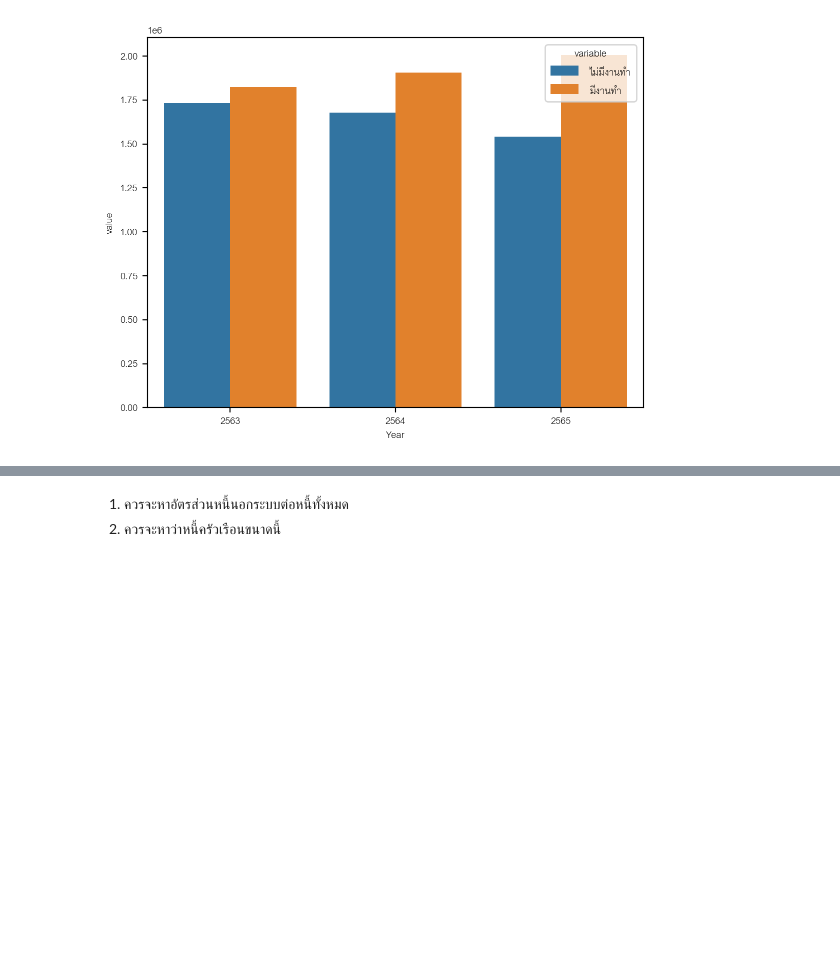
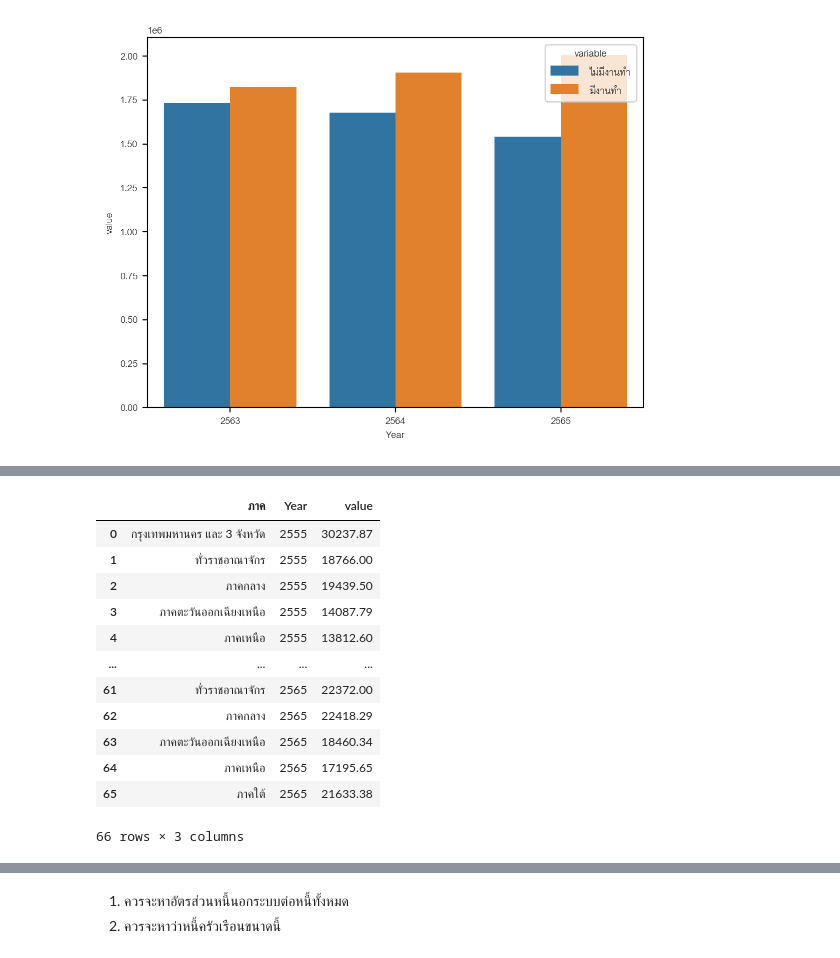
Before and after one commit to purachai-phonwisut/student-loan-analysis, a Jupyter notebook: notebook/pun.ipynb, the cells around one changed output, grey strips where cells are left out. Drawn from its saved outputs; the diff is of its cells as text; code cells hidden in the pictures; blank space fills up the shorter version.

```diff
--- a/notebook/pun.ipynb
+++ b/notebook/pun.ipynb
@@ -112,0 +142,24 @@ sns.barplot(data=melt_df3, x='Year', y='value', hue='variable')
+# %%
+# Groupby ภาค
+# เติมภาคให้เต็มช่อง
+df1['ภาค'] = df1['ภาค'].fillna(method='ffill')
+
+# Groupby ภาค
+years = [2555, 2556, 2557, 2558, 2559, 2560, 2561, 2562, 2563, 2564, 2565]
+grouped_df1 = df1.groupby('ภาค')[years].mean().round(2).reset_index()
+melt_df1 = grouped_df1.melt(id_vars=['ภาค'], var_name='Year', value_name='value')
+melt_df1
+# %% [output]
+|  | ภาค | Year | value |
+| 0 | กรุงเทพมหานคร และ 3 จังหวัด | 2555 | 30237.87 |
+| 1 | ทั่วราชอาณาจักร | 2555 | 18766.00 |
+| 2 | ภาคกลาง | 2555 | 19439.50 |
+| 3 | ภาคตะวันออกเฉียงเหนือ | 2555 | 14087.79 |
+| 4 | ภาคเหนือ | 2555 | 13812.60 |
+| ... | ... | ... | ... |
+| 61 | ทั่วราชอาณาจักร | 2565 | 22372.00 |
+| 62 | ภาคกลาง | 2565 | 22418.29 |
+| 63 | ภาคตะวันออกเฉียงเหนือ | 2565 | 18460.34 |
+| 64 | ภาคเหนือ | 2565 | 17195.65 |
+| 65 | ภาคใต้ | 2565 | 21633.38 |
+66 rows × 3 columns
```
Also changed, not shown: parts of 33 cells of this notebook, 1 other file.
